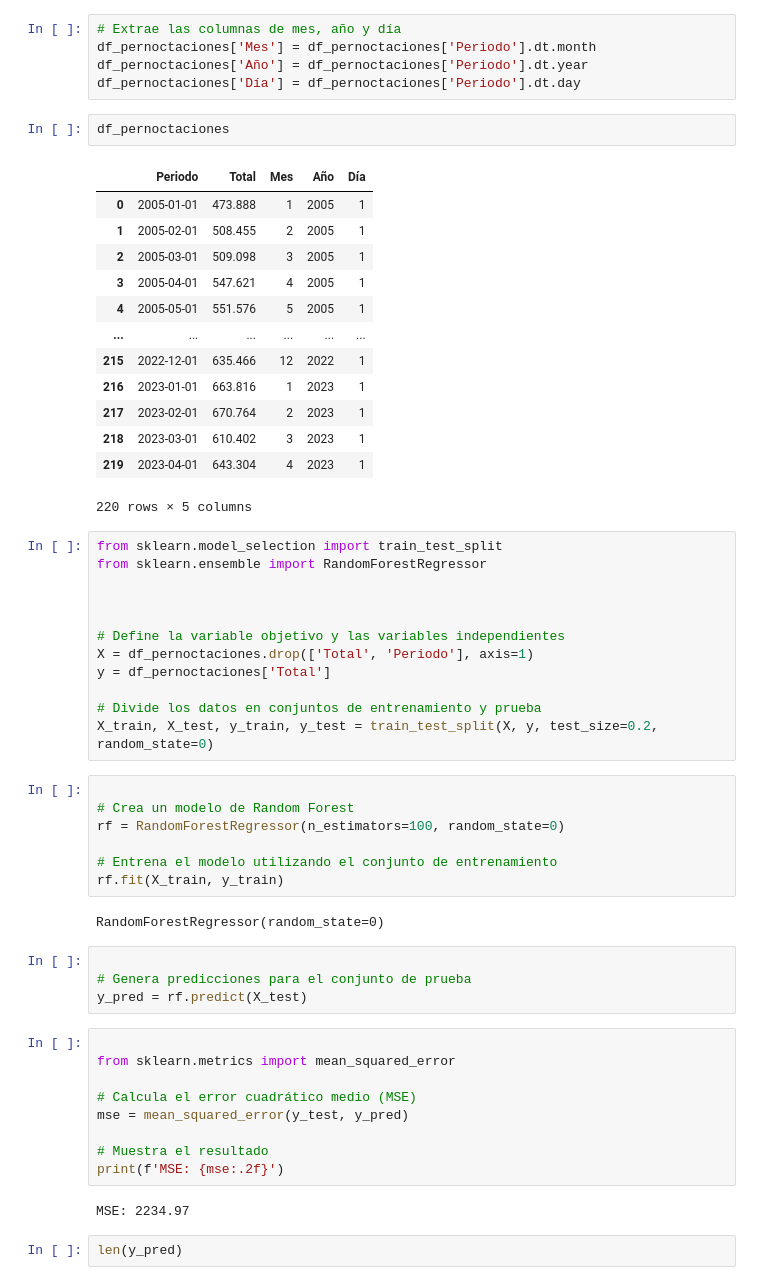
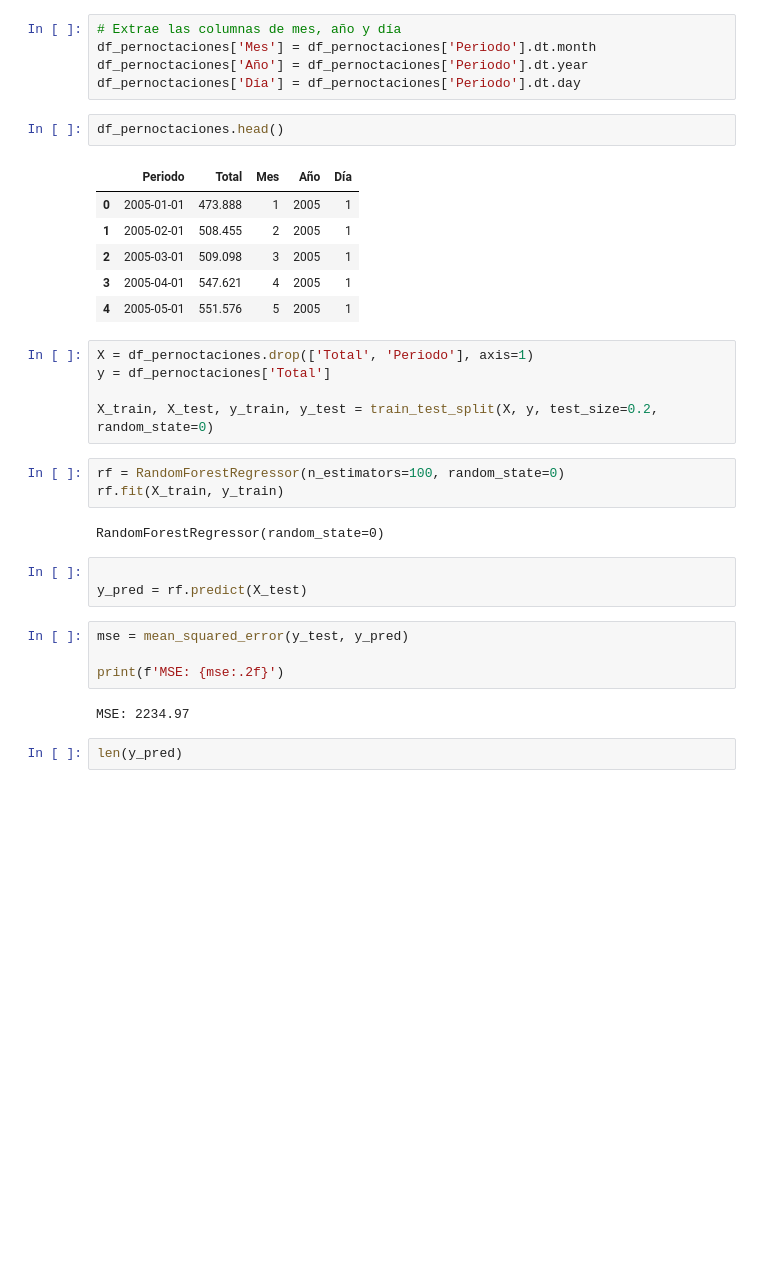
Before and after one commit to dfvinxu/desafio_data, a Jupyter notebook: data/madrid/Viajeros pernoctaciones/nacional_madrid.ipynb, the cells around one changed output. Saved outputs shown, nothing was run; the diff lists cells and outputs as text; blank space fills up the shorter version.

Commit message:
changes random forest

```diff
--- a/data/madrid/Viajeros pernoctaciones/nacional_madrid.ipynb
+++ b/data/madrid/Viajeros pernoctaciones/nacional_madrid.ipynb
@@ -382,54 +379,30 @@ df_pernoctaciones['Mes'] = df_pernoctaciones['Periodo'].dt.month
 df_pernoctaciones['Año'] = df_pernoctaciones['Periodo'].dt.year
 df_pernoctaciones['Día'] = df_pernoctaciones['Periodo'].dt.day
 # %%
-df_pernoctaciones
+df_pernoctaciones.head()
 # %% [output]
 |  | Periodo | Total | Mes | Año | Día |
 | 0 | 2005-01-01 | 473.888 | 1 | 2005 | 1 |
 | 1 | 2005-02-01 | 508.455 | 2 | 2005 | 1 |
 | 2 | 2005-03-01 | 509.098 | 3 | 2005 | 1 |
 | 3 | 2005-04-01 | 547.621 | 4 | 2005 | 1 |
 | 4 | 2005-05-01 | 551.576 | 5 | 2005 | 1 |
-| ... | ... | ... | ... | ... | ... |
-| 215 | 2022-12-01 | 635.466 | 12 | 2022 | 1 |
-| 216 | 2023-01-01 | 663.816 | 1 | 2023 | 1 |
-| 217 | 2023-02-01 | 670.764 | 2 | 2023 | 1 |
-| 218 | 2023-03-01 | 610.402 | 3 | 2023 | 1 |
-| 219 | 2023-04-01 | 643.304 | 4 | 2023 | 1 |
-220 rows × 5 columns
 # %%
-from sklearn.model_selection import train_test_split
-from sklearn.ensemble import RandomForestRegressor
-
-
-
-# Define la variable objetivo y las variables independientes
 X = df_pernoctaciones.drop(['Total', 'Periodo'], axis=1)
 y = df_pernoctaciones['Total']
 
-# Divide los datos en conjuntos de entrenamiento y prueba
 X_train, X_test, y_train, y_test = train_test_split(X, y, test_size=0.2, random_state=0)
 # %%
-
-# Crea un modelo de Random Forest
 rf = RandomForestRegressor(n_estimators=100, random_state=0)
-
-# Entrena el modelo utilizando el conjunto de entrenamiento
 rf.fit(X_train, y_train)
 # %% [output]
 RandomForestRegressor(random_state=0)
 # %%
 
-# Genera predicciones para el conjunto de prueba
 y_pred = rf.predict(X_test)
 # %%
-
-from sklearn.metrics import mean_squared_error
-
-# Calcula el error cuadrático medio (MSE)
 mse = mean_squared_error(y_test, y_pred)
 
-# Muestra el resultado
 print(f'MSE: {mse:.2f}')
 # %% [output]
 MSE: 2234.97
```
Also changed, not shown: parts of 12 cells of this notebook.
